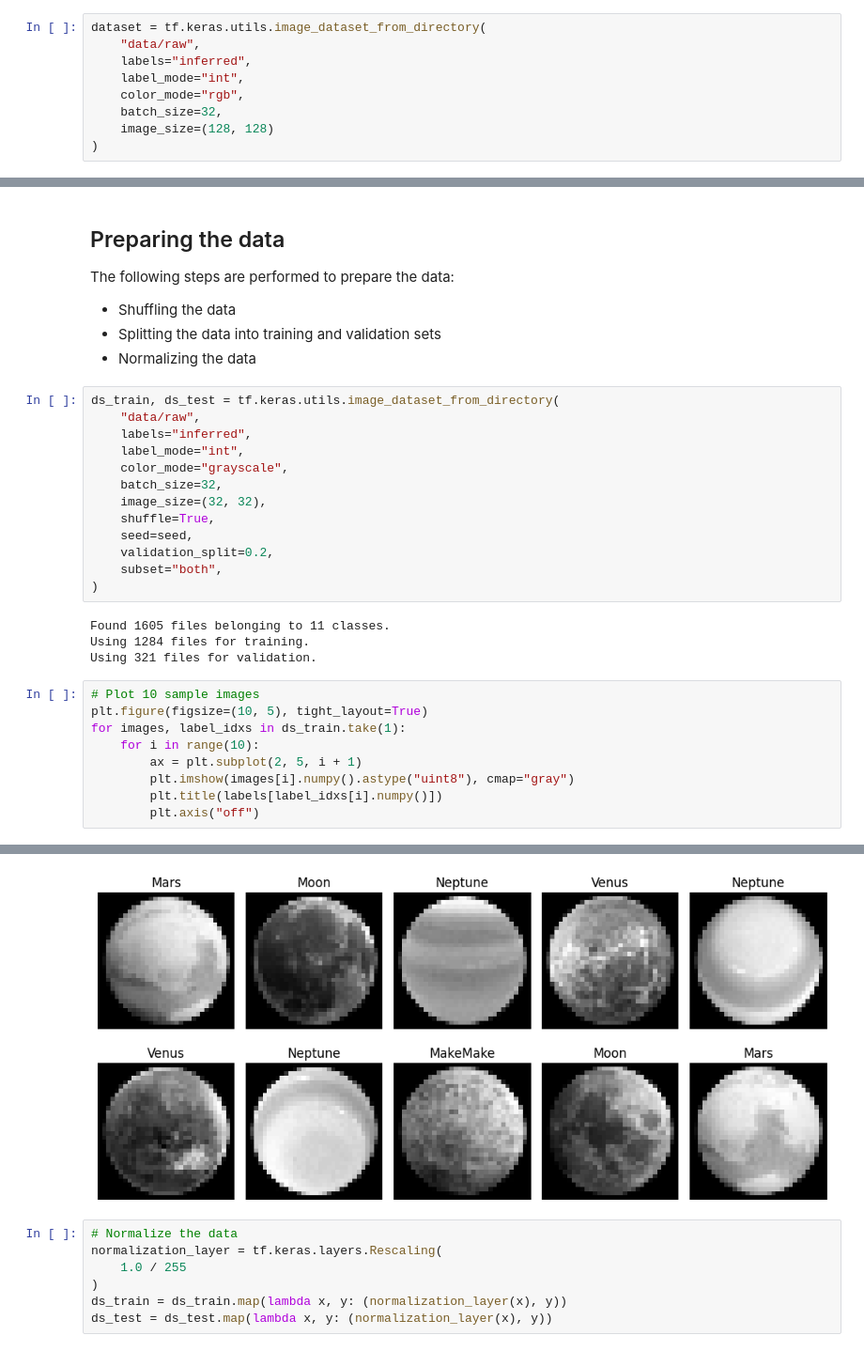
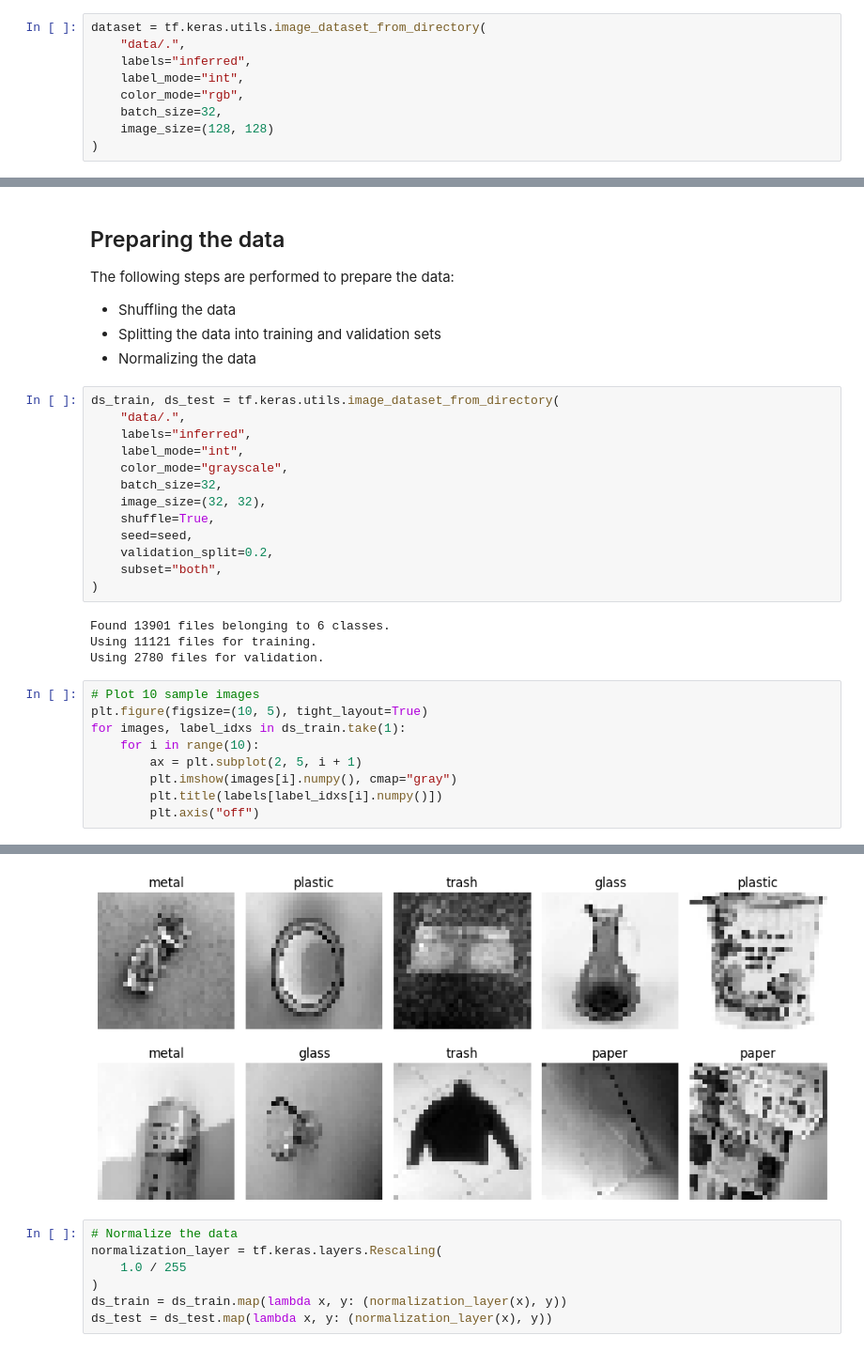
Before and after one commit to CristhianARV/MLOps-project, a Jupyter notebook: notebook.ipynb, the cells around one changed output, grey strips where cells are left out. Shown: that part at 94% size. Drawn from its saved outputs; the diff is of its cells as text.

```diff
--- a/notebook.ipynb
+++ b/notebook.ipynb
@@ -43,7 +30,7 @@ tf.config.threading.set_intra_op_parallelism_threads(1)
 ## Load the data
 # %%
 dataset = tf.keras.utils.image_dataset_from_directory(
-    "data/raw",
+    "data/.",
     labels="inferred",
     label_mode="int",
     color_mode="rgb",
@@ -108,7 +91,7 @@ The following steps are performed to prepare the data:
 - Normalizing the data
 # %%
 ds_train, ds_test = tf.keras.utils.image_dataset_from_directory(
-    "data/raw",
+    "data/.",
     labels="inferred",
     label_mode="int",
     color_mode="grayscale",
@@ -120,16 +103,16 @@ ds_train, ds_test = tf.keras.utils.image_dataset_from_directory(
     subset="both",
 )
 # %% [output]
-Found 1605 files belonging to 11 classes.
-Using 1284 files for training.
-Using 321 files for validation.
+Found 13901 files belonging to 6 classes.
+Using 11121 files for training.
+Using 2780 files for validation.
 # %%
 # Plot 10 sample images
 plt.figure(figsize=(10, 5), tight_layout=True)
 for images, label_idxs in ds_train.take(1):
     for i in range(10):
         ax = plt.subplot(2, 5, i + 1)
-        plt.imshow(images[i].numpy().astype("uint8"), cmap="gray")
+        plt.imshow(images[i].numpy(), cmap="gray")
         plt.title(labels[label_idxs[i].numpy()])
         plt.axis("off")
 # %% [output]
@@ -137,4 +119,4 @@ for images, label_idxs in ds_train.take(1):
-[figure, old version]
+[figure, new version]
 # %%
 # Normalize the data
 normalization_layer = tf.keras.layers.Rescaling(
```
Also changed, not shown: parts of 11 cells of this notebook.
